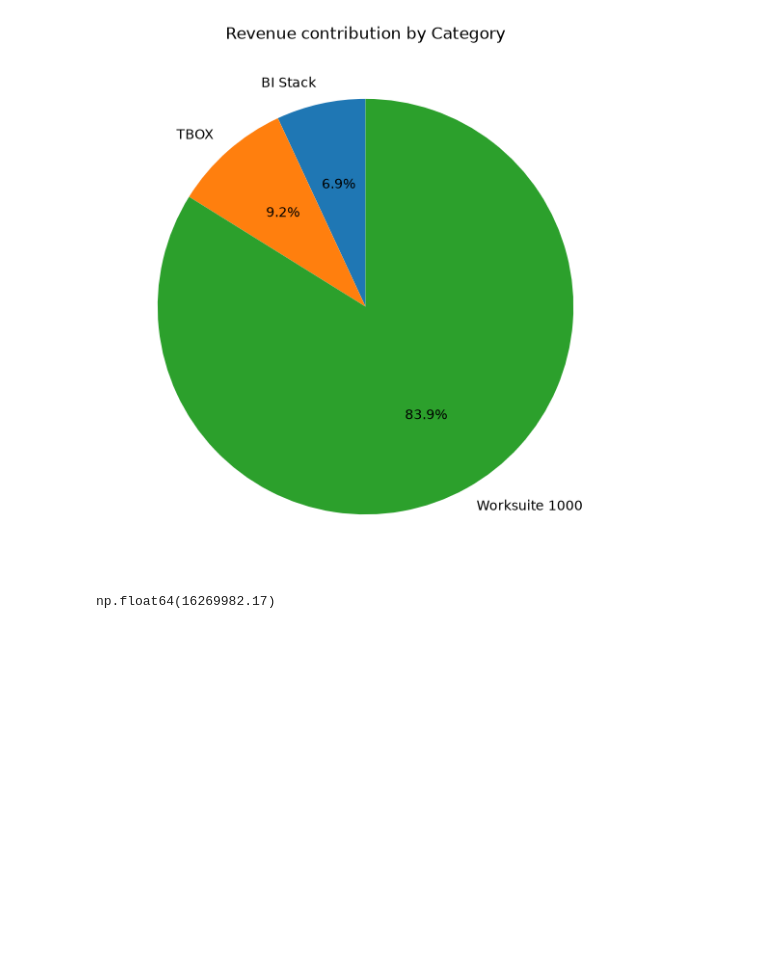
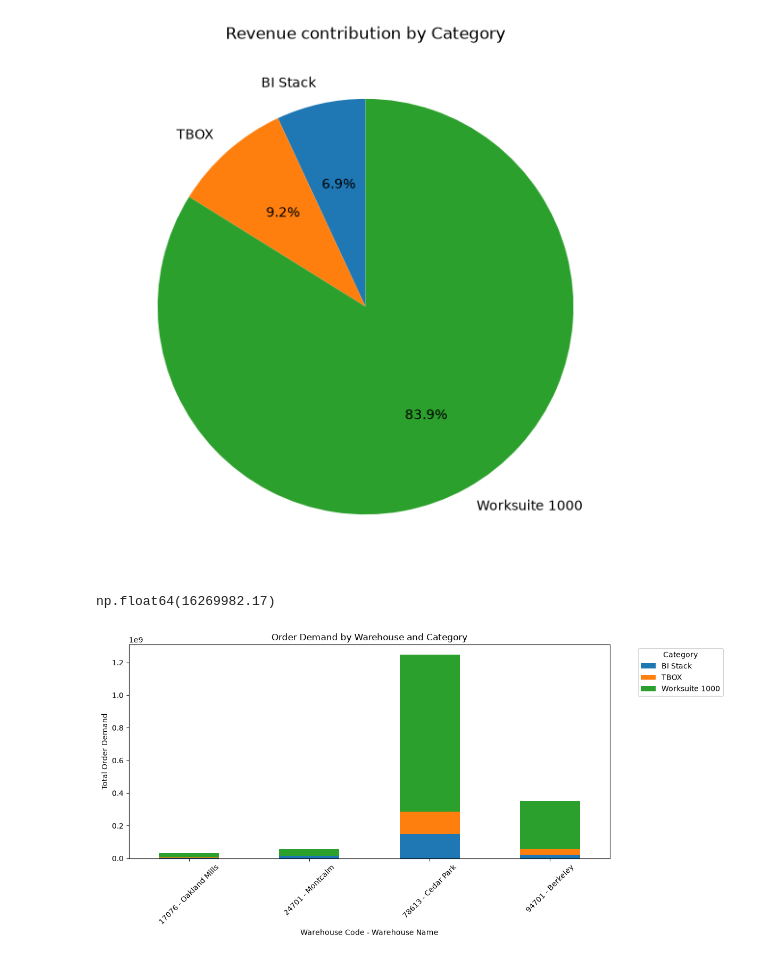
Before and after one commit to maipham-ctrl/Nova_Retail, a Jupyter notebook: main.ipynb, the cells around one changed output. Saved outputs shown, nothing was run; the diff lists cells and outputs as text; code cells hidden in the pictures; blank space fills up the shorter version.

```diff
--- a/main.ipynb
+++ b/main.ipynb
@@ -397,0 +409,26 @@ np.float64(16269982.17)
+# %%
+warehouse_category = (
+    df.groupby(["WarehouseLabel", "Category"])["Order Demand"]
+      .sum()
+      .unstack(fill_value=0)
+)
+
+warehouse_category.plot(
+    kind="bar",
+    stacked=True,
+    figsize=(12, 6)
+)
+
+plt.title("Order Demand by Warehouse and Category")
+plt.xlabel("Warehouse Code - Warehouse Name")
+plt.ylabel("Total Order Demand")
+plt.xticks(rotation=45)
+plt.legend(
+    title="Category",
+    bbox_to_anchor=(1.05, 1),
+    loc="upper left"
+)
+plt.tight_layout()
+plt.show()
+# %% [output]
+[figure, added]
```
Also changed, not shown: parts of 7 cells of this notebook, 2 other files.
